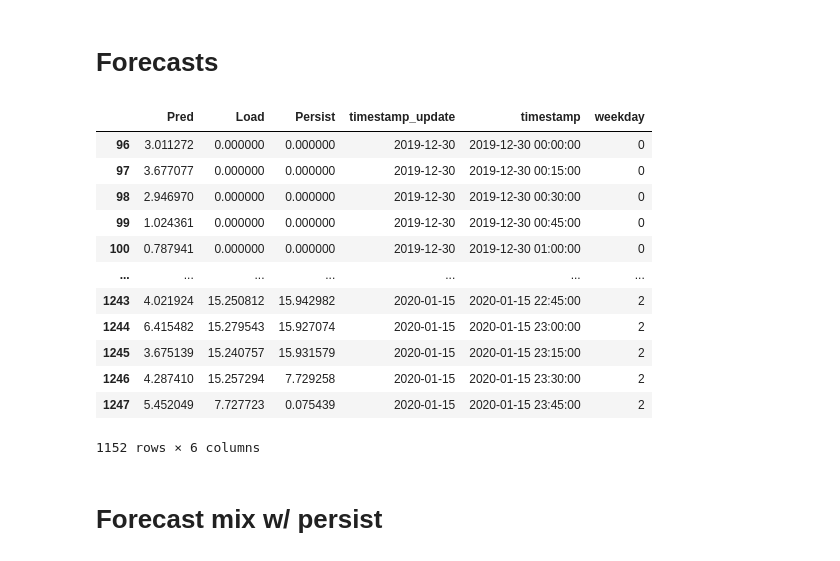
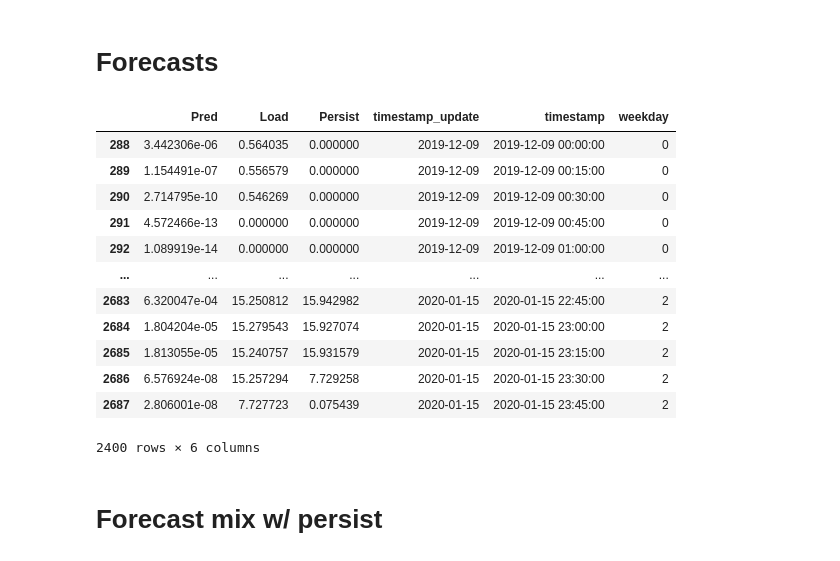
Before and after one commit to woodjmichael/NWE-System-Peak, a Jupyter notebook: analysis/jpl_ev/mix_lstm_persist_forecast.ipynb, the cells around one changed output. Saved outputs shown, nothing was run; the diff lists cells and outputs as text; code cells hidden in the pictures.

```diff
--- a/analysis/jpl_ev/mix_lstm_persist_forecast.ipynb
+++ b/analysis/jpl_ev/mix_lstm_persist_forecast.ipynb
@@ -27,37 +26,38 @@ measurements
 # %%
 #filepath = '/home/mjw/Code/LSTMforecast/results/bayfield_jail-courthouse/'
 #filepath = '/home/mjw/Code/LSTMforecast/results/bayfield_jail-courthouse_v1.2/'
 #filepath = '/home/mjw/Code/LSTMforecast/moresultsdels/bayfield_jail-courthouse_random-search/'
 #filepath = '/home/mjw/Code/LSTMforecast/results/bayfield_jail-courthouse_random-search/'
 #filepath = '../models/bayfield_jail-courthouse_i96_o96_imf4569_rmWKEND_u128-128_d0.1-0.1/'
 #filepath = r'C:\Users\Admin\Code\LSTMforecast\results\jpl_ev_v1.4\u256-256_d0_in96_flen4'
-filepath = '../../results/jpl_ev_v1.4/u256-256_d0_in96_flen4/'
+#filepath = '../../results/jpl_ev_v1.4/u256-256_d0_in96_flen4/'
+filepath = '../../results/jpl_ev_v1.4/u4-24_d0.1_in288_flen1/' # 10% test set, 8% skill
 
 forecast = pd.read_csv(filepath+r'all_forecasts.csv',index_col=0)
 
 forecast['timestamp_update'] = pd.to_datetime(forecast['timestamp_update'])
 forecast['timestamp'] = pd.to_datetime(forecast['timestamp'])
 forecast['weekday'] = forecast['timestamp_update'].dt.dayofweek
 
 first_monday = forecast.loc[forecast['weekday'] == 0,'timestamp_update'].iloc[0]
 
 forecast = forecast.loc[forecast['timestamp_update'].values >= first_monday,:]
 
 forecast
 # %% [output]
 |  | Pred | Load | Persist | timestamp_update | timestamp | weekday |
-| 96 | 3.011272 | 0.000000 | 0.000000 | 2019-12-30 | 2019-12-30 00:00:00 | 0 |
-| 97 | 3.677077 | 0.000000 | 0.000000 | 2019-12-30 | 2019-12-30 00:15:00 | 0 |
-| 98 | 2.946970 | 0.000000 | 0.000000 | 2019-12-30 | 2019-12-30 00:30:00 | 0 |
-| 99 | 1.024361 | 0.000000 | 0.000000 | 2019-12-30 | 2019-12-30 00:45:00 | 0 |
-| 100 | 0.787941 | 0.000000 | 0.000000 | 2019-12-30 | 2019-12-30 01:00:00 | 0 |
+| 288 | 3.442306e-06 | 0.564035 | 0.000000 | 2019-12-09 | 2019-12-09 00:00:00 | 0 |
+| 289 | 1.154491e-07 | 0.556579 | 0.000000 | 2019-12-09 | 2019-12-09 00:15:00 | 0 |
+| 290 | 2.714795e-10 | 0.546269 | 0.000000 | 2019-12-09 | 2019-12-09 00:30:00 | 0 |
+| 291 | 4.572466e-13 | 0.000000 | 0.000000 | 2019-12-09 | 2019-12-09 00:45:00 | 0 |
+| 292 | 1.089919e-14 | 0.000000 | 0.000000 | 2019-12-09 | 2019-12-09 01:00:00 | 0 |
 | ... | ... | ... | ... | ... | ... | ... |
-| 1243 | 4.021924 | 15.250812 | 15.942982 | 2020-01-15 | 2020-01-15 22:45:00 | 2 |
-| 1244 | 6.415482 | 15.279543 | 15.927074 | 2020-01-15 | 2020-01-15 23:00:00 | 2 |
-| 1245 | 3.675139 | 15.240757 | 15.931579 | 2020-01-15 | 2020-01-15 23:15:00 | 2 |
-| 1246 | 4.287410 | 15.257294 | 7.729258 | 2020-01-15 | 2020-01-15 23:30:00 | 2 |
-| 1247 | 5.452049 | 7.727723 | 0.075439 | 2020-01-15 | 2020-01-15 23:45:00 | 2 |
+| 2683 | 6.320047e-04 | 15.250812 | 15.942982 | 2020-01-15 | 2020-01-15 22:45:00 | 2 |
+| 2684 | 1.804204e-05 | 15.279543 | 15.927074 | 2020-01-15 | 2020-01-15 23:00:00 | 2 |
+| 2685 | 1.813055e-05 | 15.240757 | 15.931579 | 2020-01-15 | 2020-01-15 23:15:00 | 2 |
+| 2686 | 6.576924e-08 | 15.257294 | 7.729258 | 2020-01-15 | 2020-01-15 23:30:00 | 2 |
+| 2687 | 2.806001e-08 | 7.727723 | 0.075439 | 2020-01-15 | 2020-01-15 23:45:00 | 2 |
-1152 rows × 6 columns
+2400 rows × 6 columns
 # %% [markdown]
 # Forecast mix w/ persist
 # %%
```
Also changed, not shown: parts of 3 cells of this notebook, 1 other file.
